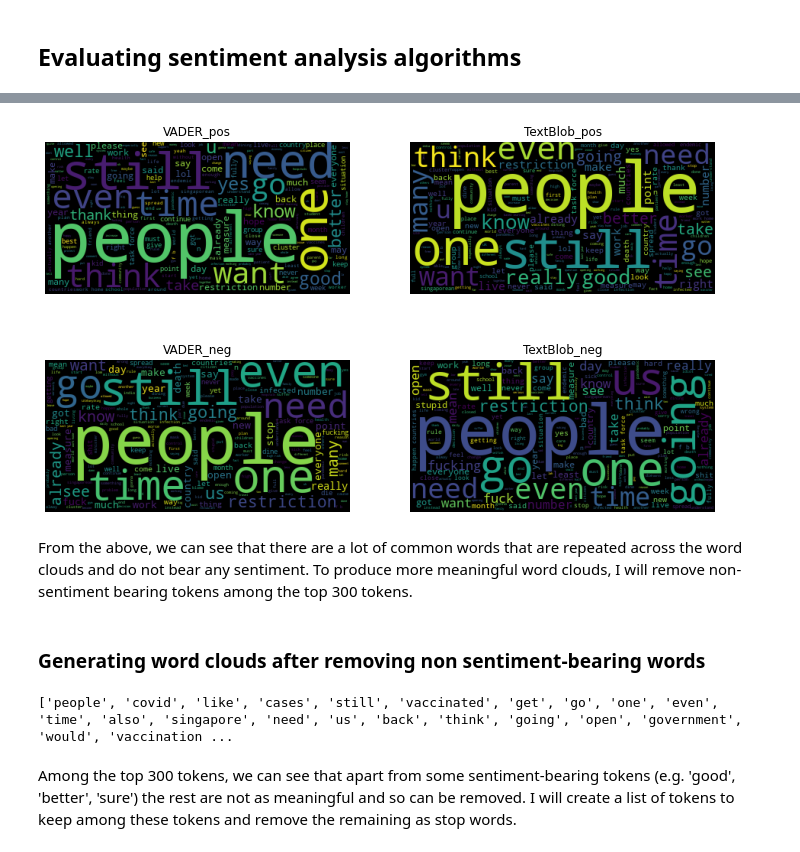
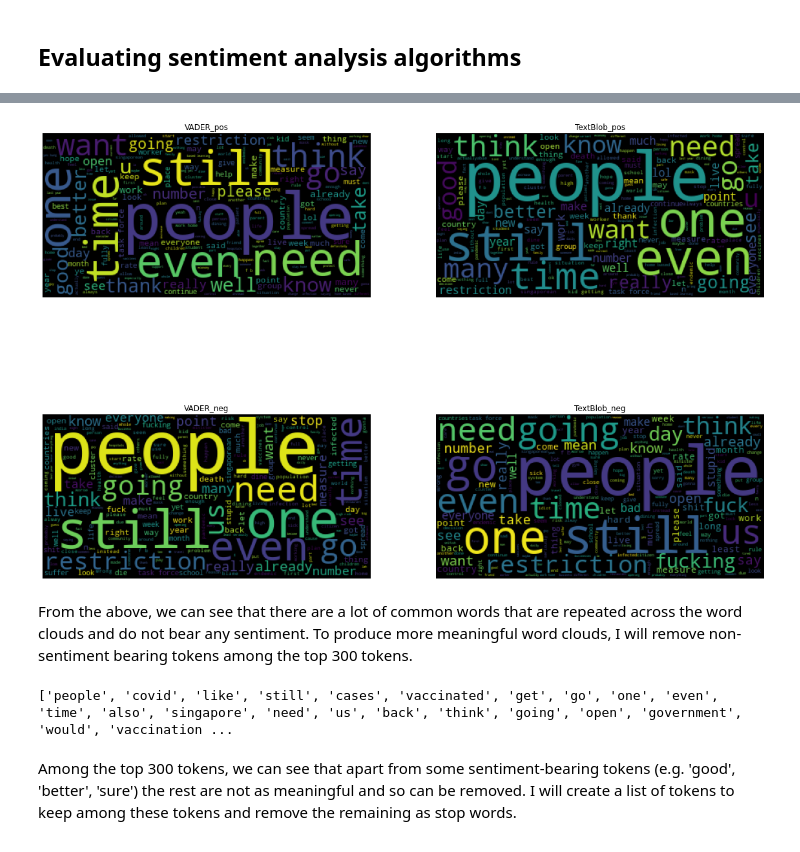
Before and after one commit to nicolenwd/reddit-vs-fb, a Jupyter notebook: scripts/3_sentiment_analysis.ipynb, the cells around one changed output, grey strips where cells are left out. Drawn from its saved outputs; the diff is of its cells as text; code cells hidden in the pictures.

Commit message:
Amended text cleaning function and added CSV export encoding

```diff
--- a/scripts/3_sentiment_analysis.ipynb
+++ b/scripts/3_sentiment_analysis.ipynb
@@ -195,5 +155,9 @@ To evaluate how well the algorithms have done in analysing the sentiment of each
 # %%
 # Import text corpora with scores
+import pandas as pd
+
+path = "C:\\Users\\nicol\\Documents\\2021-2022\\QMSS\\Spring'22\\QMSS 5999 Thesis\\data\\"
+
 reddit = pd.read_csv(path+'comments_reddit_all_score.csv', index_col=0, dtype={'comment_id': 'str', 'text': 'str'}, keep_default_na=False)
 fb = pd.read_csv(path+'comments_fb_all_score.csv', index_col=0, dtype={'comment_id': 'str', 'text': 'str'}, keep_default_na=False)
 # %%
@@ -234,9 +197,9 @@ def remove_sw(text):
     text_filtered = ' '.join(text_filtered)
     return(text_filtered)
 # %%
-# Domain-specific phrases to remove
+# Domain-specific phrases/proper nouns to remove
 domain = ['ministry of health', 'intensive care unit', 'multi-ministry task force',
-         'ong ye kung', 'ong', 'ye', 'kung', 'lawrence wong', 'home-based learning', 'work from home', 'ministry of education',
+         'ong ye kung', 'lawrence wong', 'home-based learning', 'work from home', 'ministry of education',
          'chinese new year', 'tan tock seng hospital', 'stay home notice', 'vaccinated travel lane',
          'people\'s action party', 'vaccine', 'vaccination', 'vaccinated', 'unvaccinated', 'people against vaccination',
          'comprehensive economic cooperation agreement', 'government', 'chan chun sing', 'ministry of manpower', 'national day parade',
@@ -248,11 +211,11 @@ domain = ['ministry of health', 'intensive care unit', 'multi-ministry task forc
 def remove_domain(text):
     import re
     for phrase in domain:
-        text = re.sub(r'\b{}\b'.format(phrase), ' ', text).strip()
+        text = re.sub(r'\b{}(\b|^A-Za-z0-9)'.format(phrase), ' ', text).strip()
     return(text)
 # %%
 # Apply functions to DataFrame
-all_score['text_clean_wc'] = all_score.text_clean_sa.apply(clean_text_wc)
+all_score['text_clean_wc'] = all_score.text_replaced.apply(clean_text_wc)
 all_score['text_filtered'] = all_score.text_clean_wc.apply(remove_sw)
 all_score['text_filtered'] = all_score.text_filtered.apply(remove_domain)
 # %%
@@ -298,33 +250,33 @@ plt.show()
 # %%
 # Generate word clouds into one figure and exporting as PNG
+from matplotlib import pyplot as plt
+
 rows = 2
 cols = 2
-fig, ax = plt.subplots(rows, cols, figsize=(12, 8))
+fig, ax = plt.subplots(rows, cols, figsize=(20, 16))
 plt.subplots_adjust(hspace=0)
 
 row = 0
 col = 0
 cloud_list = [wordcloud('vader', 'pos'), wordcloud('vader', 'neg'), wordcloud('tb', 'pos'), wordcloud('tb', 'neg')]
 labels_list = ['VADER_pos', 'VADER_neg', 'TextBlob_pos', 'TextBlob_neg']
 
 for i in range(0,4):
     cloud = cloud_list[i]
     ax[row][col].imshow(cloud)
     ax[row][col].axis('off')
     ax[row][col].title.set_text(labels_list[i])
     row = row+1
     if row == rows:
         row = 0
         col = col+1
 
 plt.savefig(f'../data/wordcloud_all.png', bbox_inches='tight')
 plt.show()
 # %% [output]
-[figure, old version]
+[figure, new version]
 # %% [markdown]
 From the above, we can see that there are a lot of common words that are repeated across the word clouds and do not bear any sentiment. To produce more meaningful word clouds, I will remove non-sentiment bearing tokens among the top 300 tokens.
-# %% [markdown]
-### Generating word clouds after removing non sentiment-bearing words
 # %%
 # Import top 1000 tokens in corpora
 tokens_all_top1000 = pd.read_csv(path+'comments_all_tokens_top1000.csv', index_col=0)
@@ -333,7 +285,7 @@ tokens_all_top1000 = pd.read_csv(path+'comments_all_tokens_top1000.csv', index_c
 tokens_all_top300 = tokens_all_top1000['token'][0:300].tolist()
 print(tokens_all_top300)
 # %% [output]
-['people', 'covid', 'like', 'cases', 'still', 'vaccinated', 'get', 'go', 'one', 'even', 'time', 'also', 'singapore', 'need', 'us', 'back', 'think', 'going', 'open', 'government', 'would', 'vaccination ...
+['people', 'covid', 'like', 'still', 'cases', 'vaccinated', 'get', 'go', 'one', 'even', 'time', 'also', 'singapore', 'need', 'us', 'back', 'think', 'going', 'open', 'government', 'would', 'vaccination ...
 # %% [markdown]
 Among the top 300 tokens, we can see that apart from some sentiment-bearing tokens (e.g. 'good', 'better', 'sure') the rest are not as meaningful and so can be removed. I will create a list of tokens to keep among these tokens and remove the remaining as stop words.
 # %%
```
Also changed, not shown: parts of 49 cells of this notebook.
